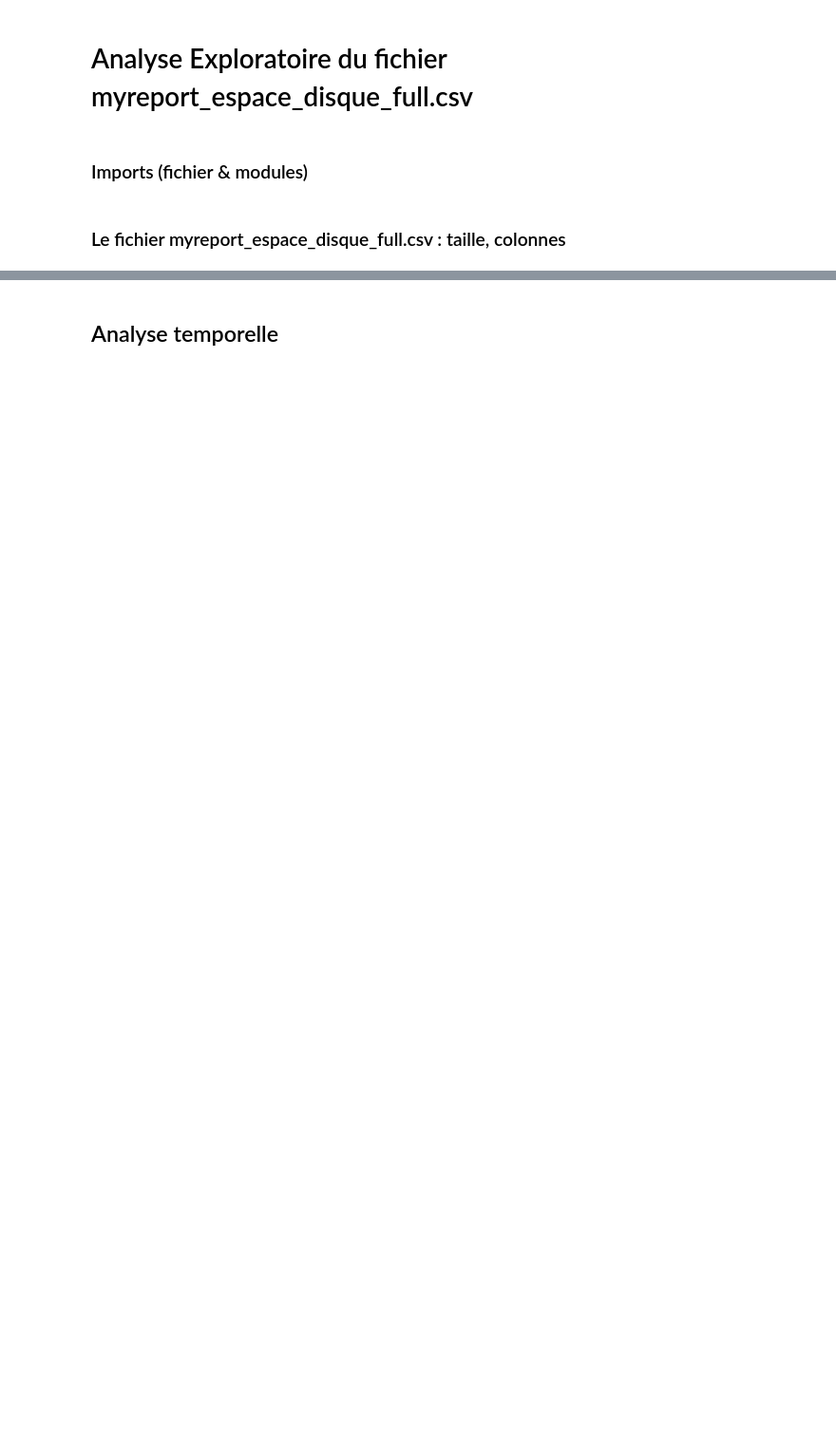
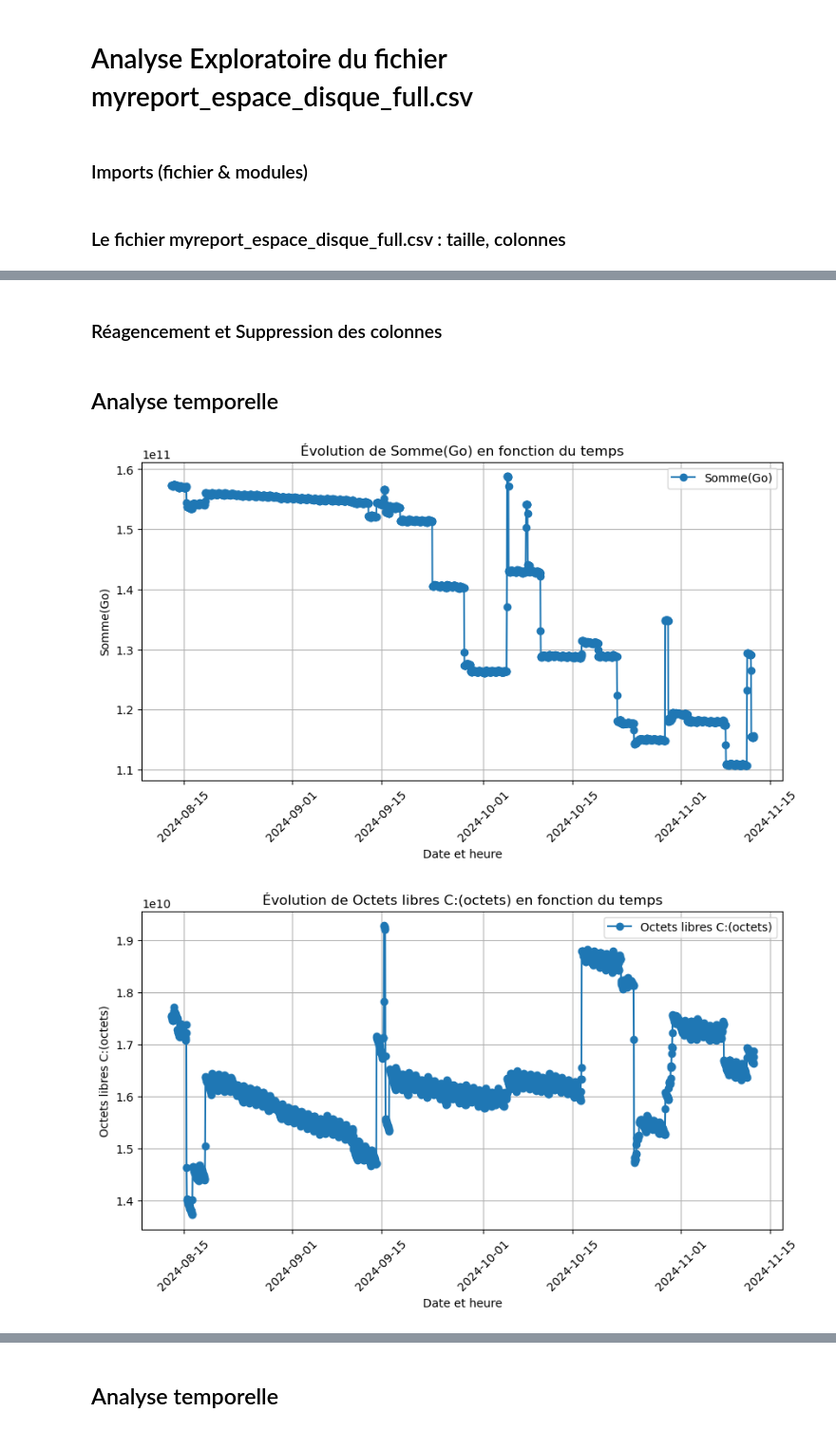
Before and after one commit to AntoineValette/projet_industriel, a Jupyter notebook: notebook/myreport_espace_disque_full.ipynb, the cells around one changed output, grey strips where cells are left out. Shown at 95% size. Drawn from its saved outputs; the diff is of its cells as text; code cells hidden in the pictures; blank space fills up the shorter version.

Commit message:
modif du notebook myreport_espace_disque_full.ipynb pour filtrer les dataframe

```diff
--- a/notebook/myreport_espace_disque_full.ipynb
+++ b/notebook/myreport_espace_disque_full.ipynb
@@ -10,7 +13,7 @@ import numpy as np
 #print(os.getcwd())
 #print(os.listdir('241016_LogETL'))
 # %%
-tab = pda.read_csv('../data/logServer/myreport_espace_disque_full.csv',sep=',')
+tab = pd.read_csv('../data/logServer/myreport_espace_disque_full.csv',sep=',')
 # %% [markdown]
 ### Le fichier myreport_espace_disque_full.csv : taille, colonnes
 # %%
@@ -29,0 +144,2 @@ tab.head(50)
+# %% [markdown]
+### Réagencement et Suppression des colonnes
@@ -29,0 +150,48 @@ tab.head(50)
+# %%
+# suppression des colonnes inutiles
+tab = tab.drop(columns=["Date et heure"])
+tab = tab.drop(columns=["Somme"])
+tab = tab.drop(columns=["Octets libres C:"])
+tab = tab.drop(columns=["Espace disponible C:"])
+tab = tab.drop(columns=["Octets libres D:"])
+tab = tab.drop(columns=["Espace disponible D:"])
+
+tab = tab.drop(columns=["Temps mort"])
+tab = tab.drop(columns=["Couverture"])
+
+# renommage des colonnes
+tab.rename(columns={"Somme(RAW)": "Somme(Go)"}, inplace=True)
+tab.rename(columns={"Octets libres C:(RAW)": "Octets libres C:(octets)"}, inplace=True)
+tab.rename(columns={"Espace disponible C:(RAW)": "Espace disponible C:(%)"}, inplace=True)
+tab.rename(columns={"Octets libres D:(RAW)": "Octets libres D:(octets)"}, inplace=True)
+tab.rename(columns={"Espace disponible D:(RAW)": "Espace disponible D:(octets)"}, inplace=True)
+
+tab.rename(columns={"Temps mort(RAW)": "Temps mort(%)"}, inplace=True)
+tab.rename(columns={"Couverture(RAW)": "Couverture(%)"}, inplace=True)
+# %% [markdown]
+## Analyse temporelle
+# %%
+# Vérifier que 'date_full' est bien au format datetime
+tab["date_full"] = pd.to_datetime(tab["date_full"])
+
+# Liste des colonnes à exclure
+excluded_cols = ["date_full", "date", "heure", "Date et heure(RAW)"]
+
+# Tracer chaque colonne en fonction du temps
+for col in tab.columns:
+    if col not in excluded_cols:  # Exclure les colonnes non pertinentes
+        plt.figure(figsize=(10, 5))
+
+        plt.plot(tab["date_full"], tab[col], marker='o', linestyle='-')
+
+        plt.xlabel("Date et heure")
+        plt.ylabel(f"{col}")  # Correction de la syntaxe
+        plt.title(f"Évolution de {col} en fonction du temps")
+        plt.legend([col])  # Correction de la légende
+        plt.xticks(rotation=45)
+        plt.grid()
+
+        plt.show()
+# %% [output]
+[figure, added]
+[figure, added]
```
Also changed, not shown: parts of 14 cells of this notebook.
